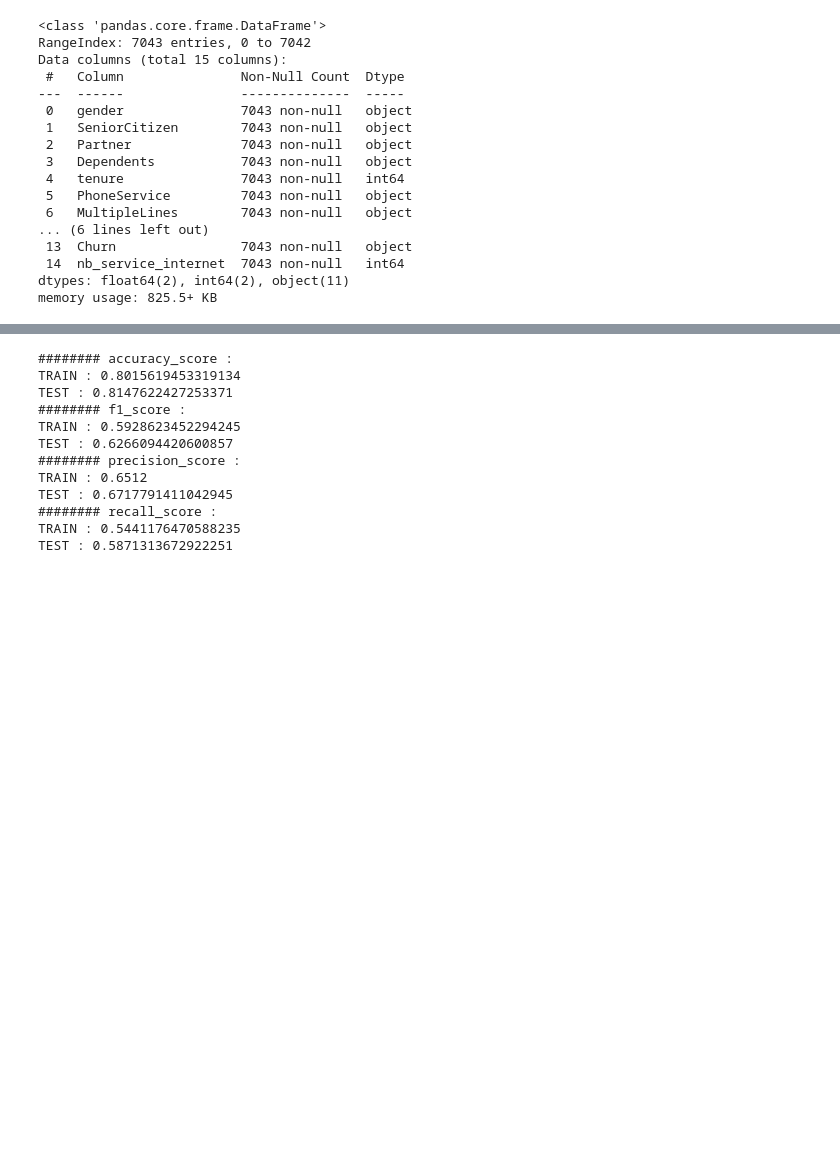
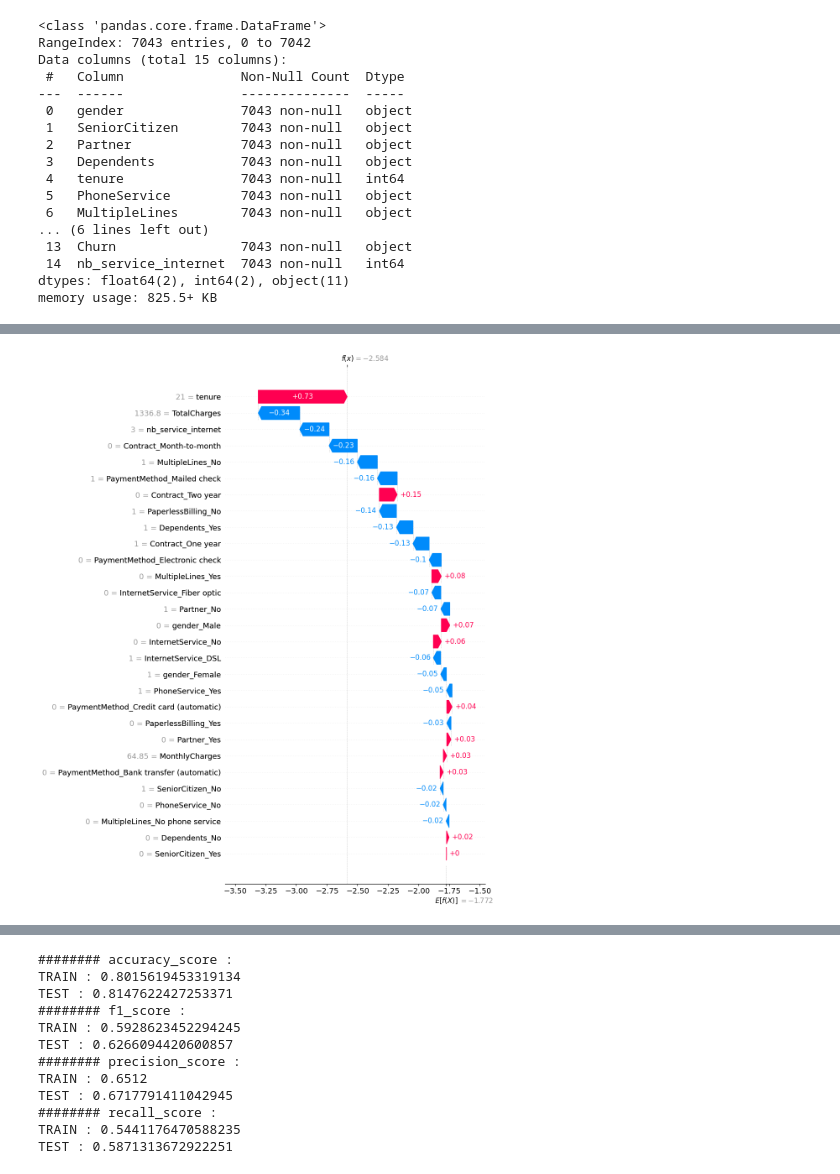
Before and after one commit to DonzerHD/classification_telco_churn, a Jupyter notebook: model.ipynb, the cells around one changed output, grey strips where cells are left out. Cells and saved outputs as stored; diff of their text form; code cells hidden in the pictures; blank space fills up the shorter version.

```diff
--- a/model.ipynb
+++ b/model.ipynb
@@ -92,0 +189,5 @@ pipe = Pipeline([
+# %%
+# waterfalls
+shap.plots.waterfall(shap_values[0] , max_display=50)
+# %% [output]
+[figure, added]
```
Also changed, not shown: parts of 17 cells of this notebook.
